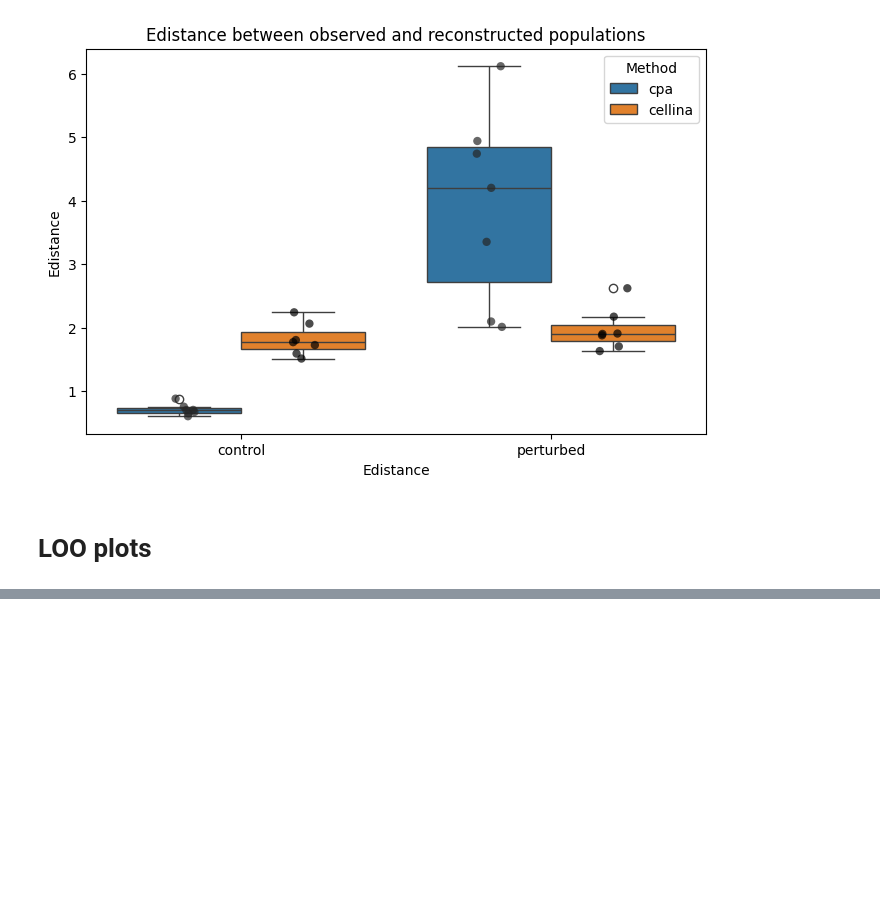
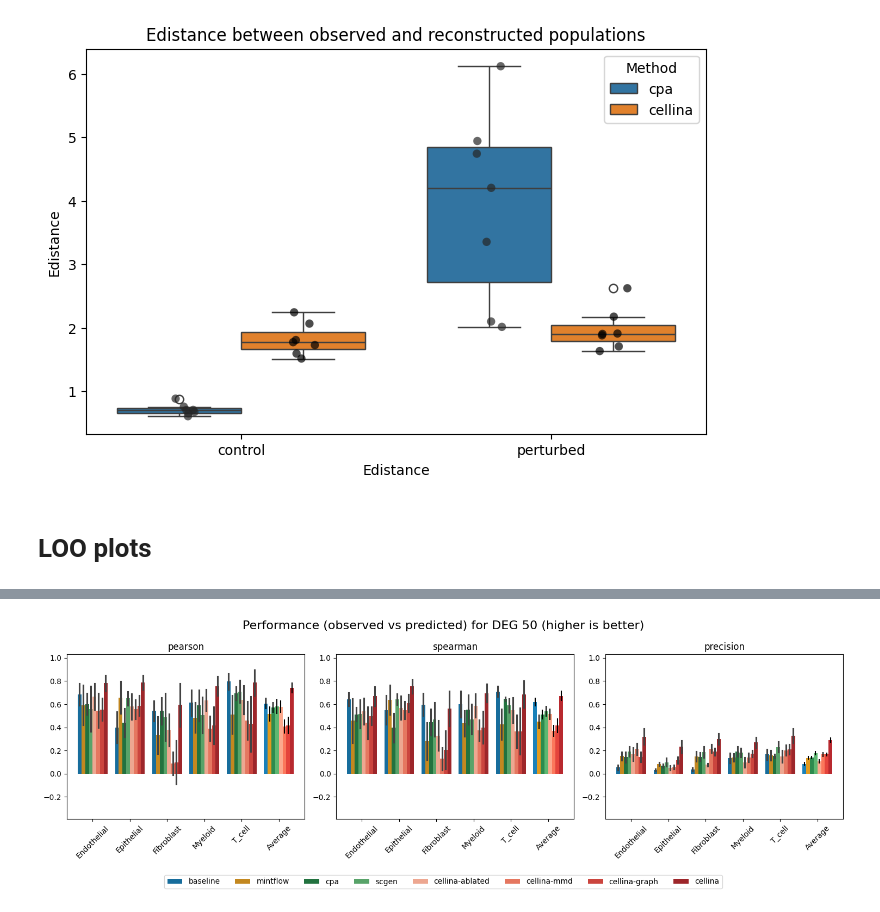
Before and after one commit to PMBio/cellina-reproducibility, a Jupyter notebook: notebooks/ood_plots.ipynb, the cells around one changed output, grey strips where cells are left out. Cells and saved outputs as stored; diff of their text form; code cells hidden in the pictures; blank space fills up the shorter version.

```diff
--- a/notebooks/ood_plots.ipynb
+++ b/notebooks/ood_plots.ipynb
@@ -201,10 +202,6 @@ load_sids_mintflow = ['231', '210', '242', '232', '221']
 for i in load_sids_mintflow:
     mintflow_df = pd.read_csv(f"{mintflow_base_path}/{mintflow_model_name}_{i}_by_celltype_correlations.csv")
     df = pd.concat([df, mintflow_df], ignore_index=True)
-# %%
-# Remove rows of sid 110, 231 and rows of model_name 'cellina-graph' and 'cellina-ablated'
-discard_slides = ['110', '222']# 110 has very low correlations for all models, 222 does not have CRC
-df = df[~df['sid'].isin(discard_slides)]
 # %%
 model_rename = {
     #"cellina": "cellina",
@@ -215,13 +212,15 @@ model_rename = {
     "scgen-cf": "scgen",
     "cellina-ablated-cf": "cellina-ablated",
     "cellina-mmd-cf": "cellina-mmd",
+    "cellina-graph-cf": "cellina-graph",
     mintflow_model_name: "mintflow"
 }
 
 # Rename
 df.loc[:, "model_name"] = df["model_name"].map(model_rename)
 # %%
-metrics = ["pearson", "spearman", "precision", "mixing_index"]
+metrics = ["pearson", "spearman", "precision"]
+#metrics = ["pearson", "spearman", "precision", "mixing_index"]
 #metrics = ["edistance_cells", "edistance_local"]
 grouping = "holdout_celltype"
 
@@ -229,11 +228,13 @@ grouping = "holdout_celltype"
 model_order = [
     "baseline",
     "mintflow",
+    "cpa",
+    "scgen",
     "cellina-ablated",
     "cellina-mmd",
-    "cpa",
-    "scgen",
+    "cellina-graph",
     "cellina",
 ]
 
-palette = 'colorblind'
+default_palette = 'colorblind'
+palette = default_palette
@@ -305,0 +469,11 @@ plt.show()
+# %%
+plot_model_comparison(
+    df,
+    metrics,
+    grouping,
+    model_order,
+    palette,
+    average_only=False,
+)
+# %% [output]
+[figure, added]
```
Also changed, not shown: parts of 10 cells of this notebook, 6 other files.
